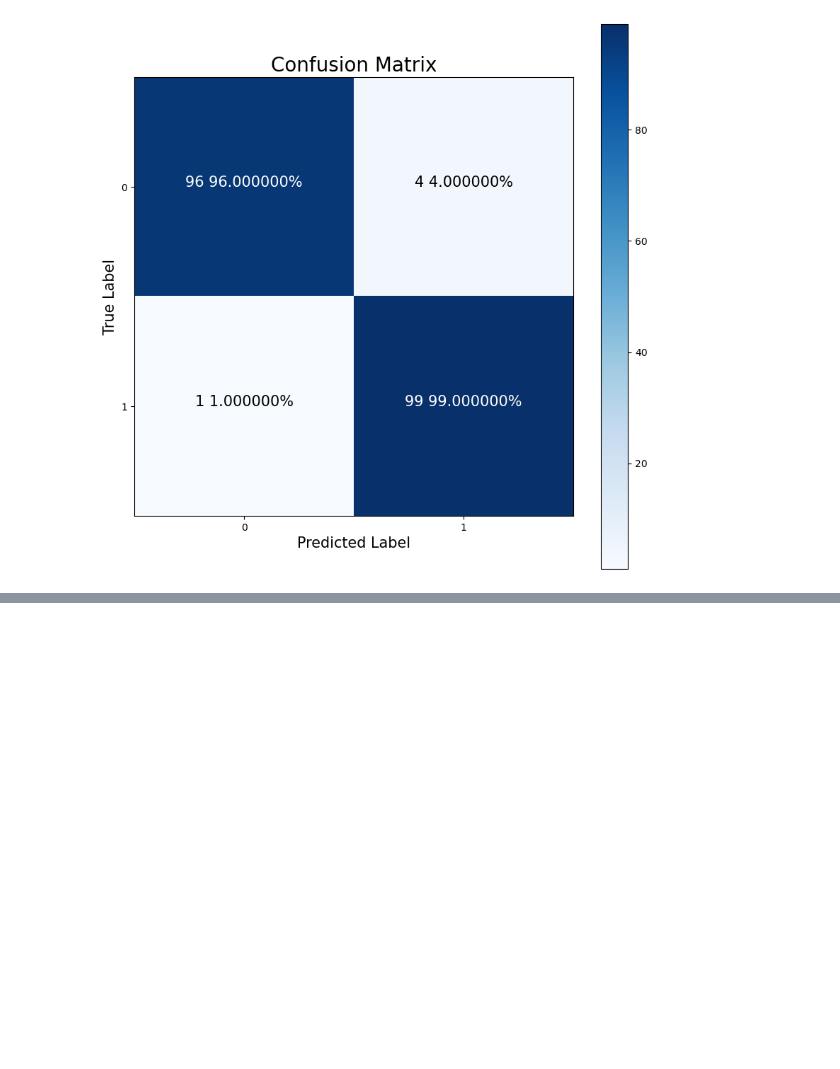
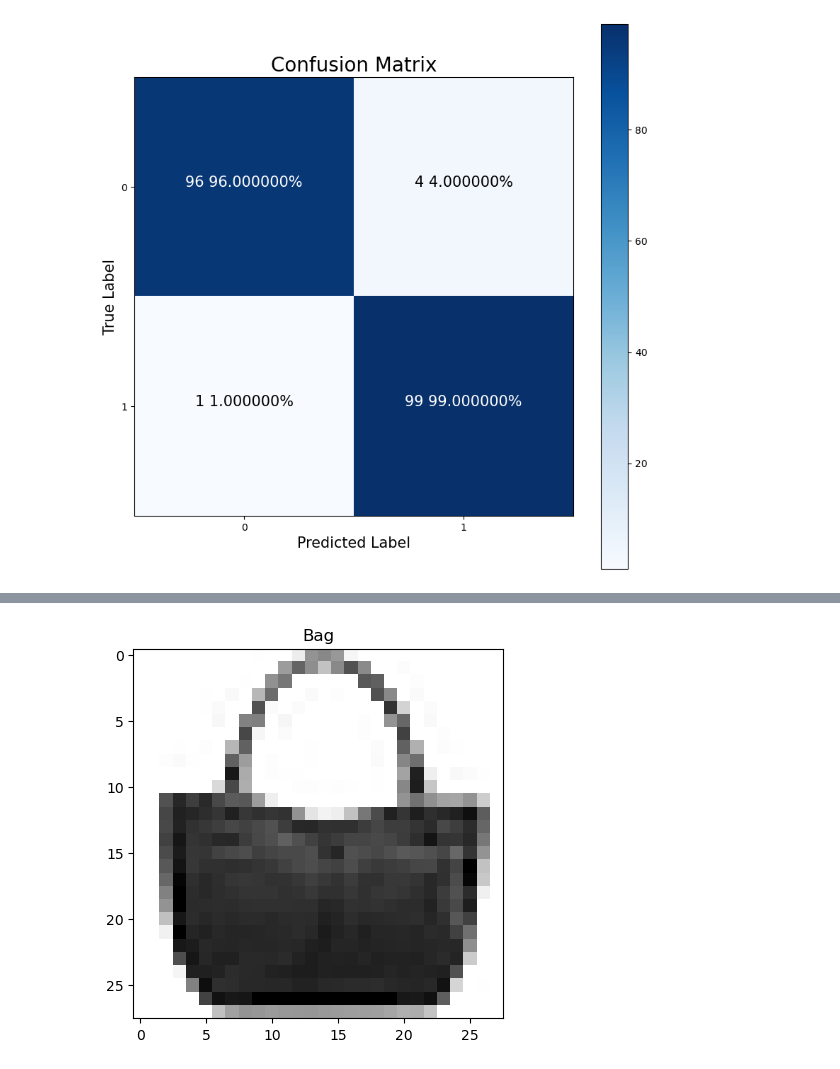
Before and after one commit to dfbeltran/tensorflow_tutorial, a Jupyter notebook: 02_neural_network_classification.ipynb, the cells around one changed output, grey strips where cells are left out. Cells and saved outputs as stored; diff of their text form; code cells hidden in the pictures; blank space fills up the shorter version.

```diff
--- a/02_neural_network_classification.ipynb
+++ b/02_neural_network_classification.ipynb
@@ -922,0 +995,8 @@ plot_confusion_matrix(y_test, tf.round(y_preds))
+# %%
+# Plot an example image and its label
+index_of_choice = 100
+plt.imshow(train_data[index_of_choice], cmap = plt.cm.binary)
+plt.title(class_names[train_labels[index_of_choice]])
+plt.show()
+# %% [output]
+[figure, added]
```
Also changed, not shown: parts of 56 cells of this notebook, 1 other file.
